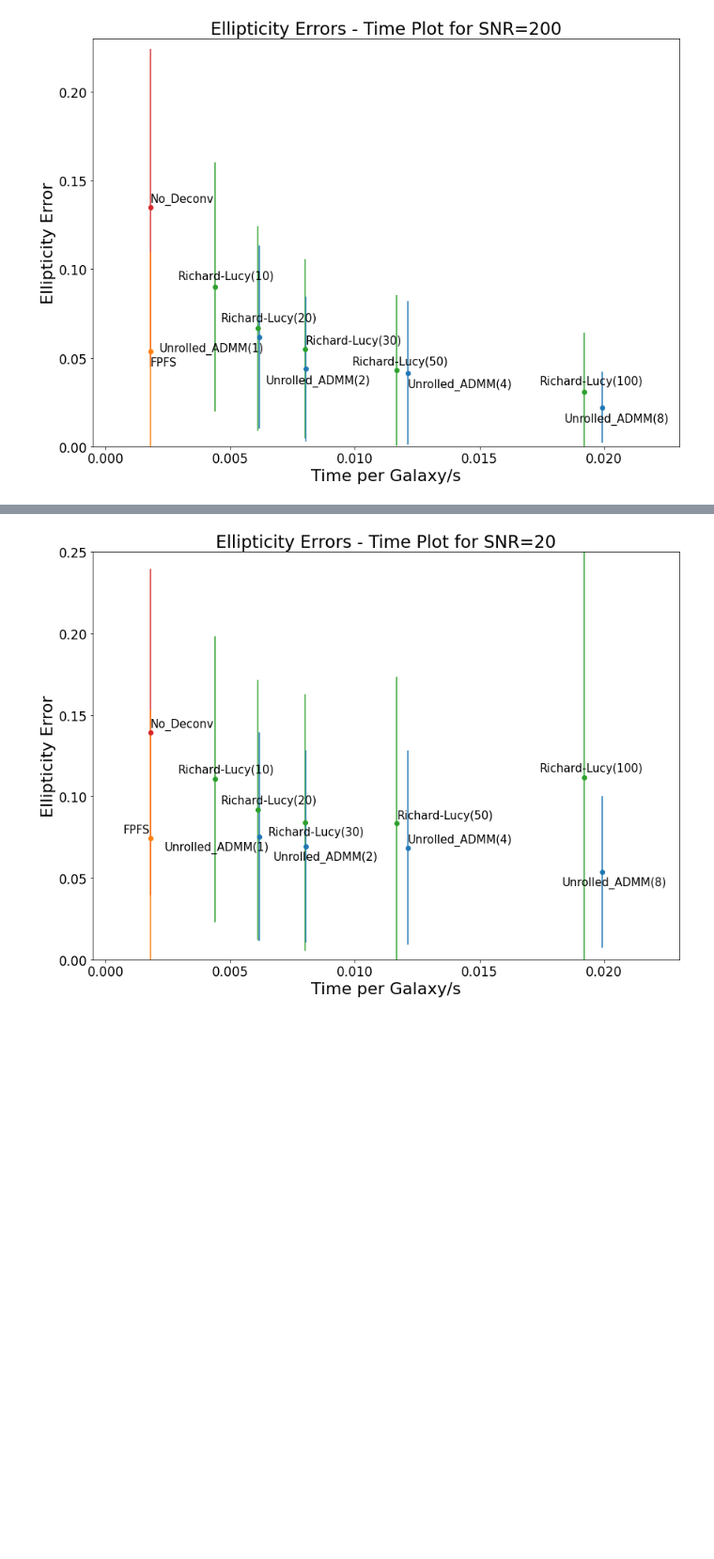
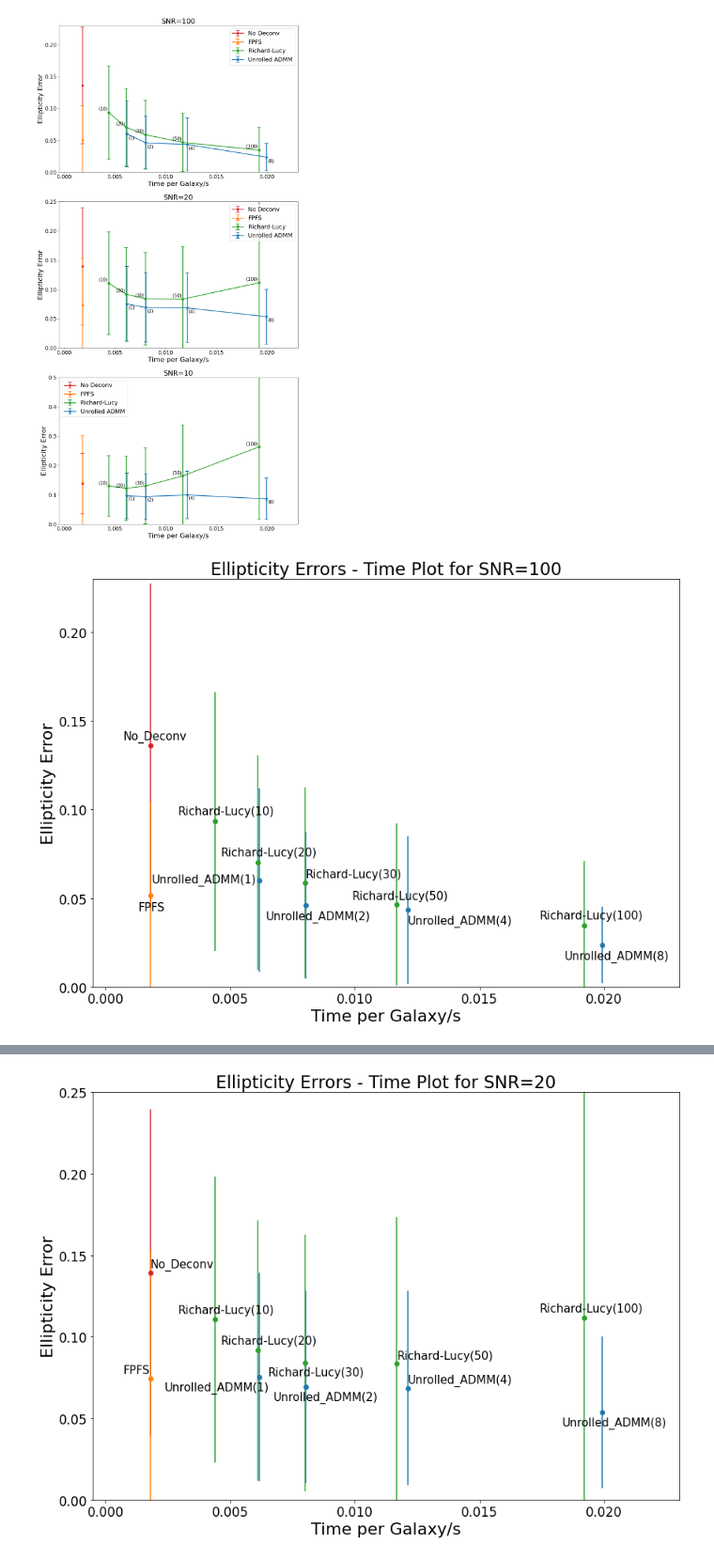
Before and after one commit to Lukeli0425/Galaxy-Deconv, a Jupyter notebook: error_time.ipynb, the cells around one changed output, grey strips where cells are left out. Shown: that part at 94% size. Drawn from its saved outputs; the diff is of its cells as text; code cells hidden in the pictures; blank space fills up the shorter version.

```diff
--- a/error_time.ipynb
+++ b/error_time.ipynb
@@ -14,7 +9,63 @@ methods = ['No_Deconv', 'FPFS',
+# %%
+methods = ['No_Deconv', 'FPFS',
+           'Richard-Lucy(10)', 'Richard-Lucy(20)',
+           'Richard-Lucy(30)', 'Richard-Lucy(50)', 'Richard-Lucy(100)',
+           'Unrolled_ADMM(1)', 'Unrolled_ADMM(2)', 'Unrolled_ADMM(4)', 'Unrolled_ADMM(8)']
+snrs = [100, 20, 10]
+y_lims = {'100':[0, 0.23], '20':[0, 0.25], '10':[0, 0.5]}
+text_bias = {'100':[(0.0035, -1.1e-3), (-0.0085, -5e-4),
+                    (0.004, -1.5e-3), (0.004, -1.5e-3), (0.003, 0), (0.003, -1.8e-3), (0.004, -1.8e-3),
+                    (-0.0013, -4.3e-3), (-0.008, -1.6e-3), (-0.008, 0), (-0.008, -1.5e-3)],
+             '20':[(0.003, 0), (0.003, -1.1e-3),
+                   (0.004, -1.5e-3), (0.004, -1.5e-3), (-0.008, -1.5e-3), (0.003, 0), (0.004, -1.8e-3),
+                   (-0.008, -3.8e-3), (-0.008, -1.3e-3), (0.003, 0), (-0.008, -1.6e-3)],
+             '10':[(-0.015, -1.1e-3), (0.005, -5e-4),
+                   (0.005, -1.3e-3), (-0.014, 0), (0, 1e-4), (0.004, 0), (0.005, -1.8e-3),
+                   (-0.012, -4.2e-3), (-0.012, -1.5e-3), (0.004, 0), (-0.013, -1.6e-3)]}
+texts = ['(10)', '(20)', '(30)', '(50)', '(100)', '(1)', '(2)', '(4)', '(8)']
+# %%
+fig = plt.figure(figsize=(14,30), facecolor='white')
+for idx, snr in enumerate(snrs):
+    ax1 = plt.subplot(3,1,idx+1)
+    shear_err_1, shear_err_2, g_errs, g_stds, ts = [], [], [], [], []
+    for method in methods:
+        results_file = os.path.join('results', method, f'results.json')
+        with open(results_file, 'r') as f:
+            results = json.load(f)
+        if method == 'No_Deconv':
+            gt_shear = np.array(results[str(snr)]['gt_shear'])
+        total_time, n_gal = results['time']
+        rec_err = np.abs(np.array(results[str(snr)]['rec_shear']) - gt_shear)
+        ts.append(total_time/n_gal)
+        g_errs.append(np.mean(rec_err[:,2]))
+        g_stds.append(np.std(rec_err[:,2]))
+
+    ax1.errorbar(ts[0:1], g_errs[0:1], yerr=g_stds[0:1], linewidth=2.5, capsize=6, capthick=2, marker='o', markersize = 7, color='tab:red', label='No Deconv')
+    ax1.errorbar(ts[1:2], g_errs[1:2], yerr=g_stds[1:2], linewidth=2.5, capsize=6, capthick=2, marker='^', markersize = 9, color='tab:orange', label='FPFS')
+    ax1.errorbar(ts[2:7], g_errs[2:7], yerr=g_stds[2:7], linewidth=2.5, capsize=6, capthick=2, marker='D', markersize = 6.5, color='tab:green', label='Richard-Lucy')
+    ax1.errorbar(ts[7:11], g_errs[7:11], yerr=g_stds[7:11], linewidth=2.5, capsize=6, capthick=2, marker='*', markersize = 11.7, color='tab:blue', label='Unrolled ADMM')
+    bias = np.array(text_bias[str(snr)][2:])
+    for k, (t, g_err, text, bias_y, bias_x) in enumerate(zip(ts[2:], g_errs[2:], texts, bias[:,0], bias[:,1])):
+        bias_x = -1e-3 if k<=3 else (1.5e-4 if k>=5 else -1.3e-3)
+        bias_y = (0.005 if k<=4 else -0.015) if idx==2 else (0.0035 if k<=4 else -0.0085)
+        ax1.text(t+bias_x, g_err+bias_y, text, fontsize=15)
+
+    ax1.set_xlim([-0.0005, 0.023])
+    ax1.set_ylim(y_lims[str(snr)])
+    ax1.set_ylabel('Ellipticity Error', fontsize=22)
+    ax1.set_xlabel('Time per Galaxy/s', fontsize=22)
+    plt.tick_params(labelsize=17)
+    plt.legend(fontsize=19)
+    plt.title(f'SNR={snr}', fontsize=23)
+
+plt.savefig(os.path.join('figures', f'time_err.jpg'), bbox_inches='tight')
+# %% [output]
+[figure, added]
 # %%
-snr = 200
+snr = 100
 
 fig, ax1 = plt.subplots(figsize=(14,10), facecolor='white')
+
 shear_err_1, shear_err_2, g_errs, g_stds, ts = [], [], [], [], []
 for method in methods:
     results_file = os.path.join('results', method, f'results.json')
@@ -28,9 +79,9 @@ for method in methods:
     g_errs.append(np.mean(rec_err[:,2]))
     g_stds.append(np.std(rec_err[:,2]))
 
-text_bias = [(0.003, 0), (-0.008, 0),
+text_bias = [(0.0035, -1.1e-3), (-0.0085, -5e-4),
              (0.004, -1.5e-3), (0.004, -1.5e-3), (0.003, 0), (0.003, -1.8e-3), (0.004, -1.8e-3),
-             (-0.008, -4e-3), (-0.008, -1.6e-3), (-0.008, 0), (-0.008, -1.5e-3)]
+             (-0.0013, -4.3e-3), (-0.008, -1.6e-3), (-0.008, 0), (-0.008, -1.5e-3)]
 for t, g_err, g_std, method, (tb_y, tb_x) in zip(ts, g_errs, g_stds, methods, text_bias):
     color = 'tab:blue' if 'ADMM' in method else ('tab:green' if 'Richard-Lucy' in method else ('tab:orange' if method=='FPFS' else 'tab:red'))
     bias = -0.01 if 'ADMM' in method else 0.004
@@ -39,7 +90,6 @@ for t, g_err, g_std, method, (tb_y, tb_x) in zip(ts, g_errs, g_stds, methods, te
 
 ax1.set_xlim([-0.0005, 0.023])
 ax1.set_ylim([0., 0.23])
-# plt.yscale('log')
 ax1.set_ylabel('Ellipticity Error', fontsize=22)
 ax1.set_xlabel('Time per Galaxy/s', fontsize=22)
 
@@ -47,4 +97,4 @@ plt.tick_params(labelsize=17)
 plt.title(f'Ellipticity Errors - Time Plot for SNR={snr}', fontsize=23)
 plt.savefig(os.path.join('figures', f'time_err_{snr}.jpg'), bbox_inches='tight')
 # %% [output]
-[figure, old version]
+[figure, new version]
```
Also changed, not shown: parts of 4 cells of this notebook, 6 other files.
